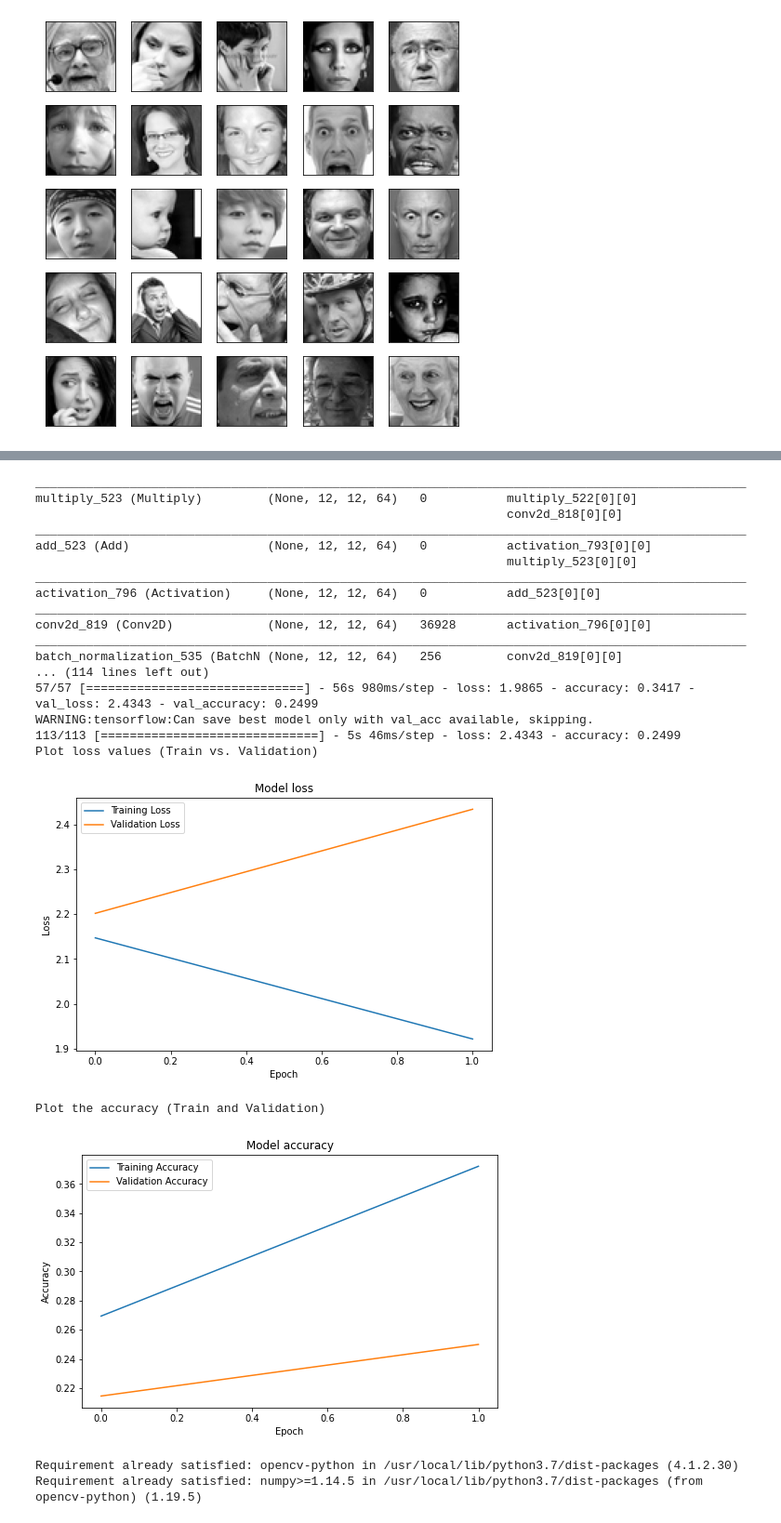
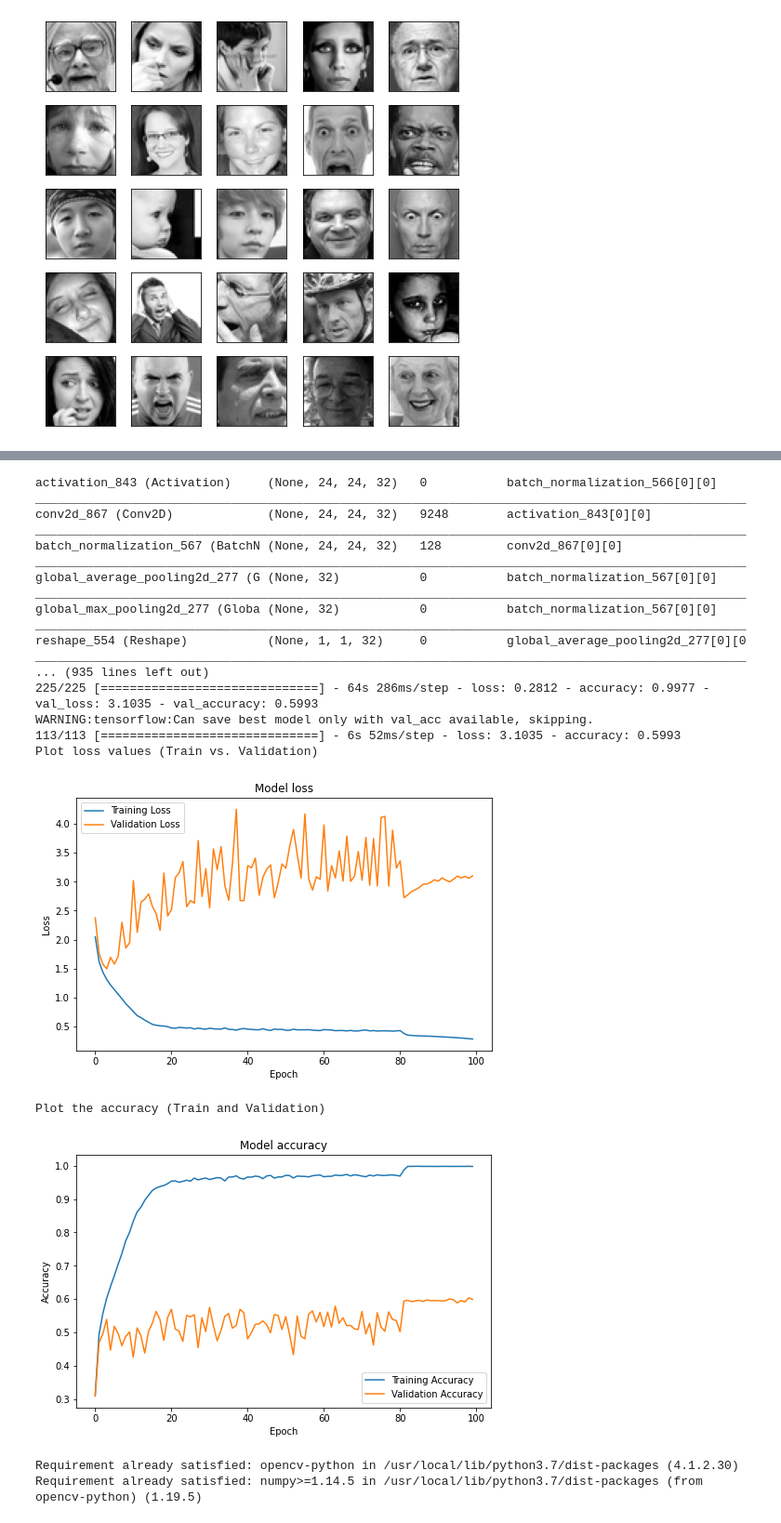
Before and after one commit to Tithra/Computer-Vision-DNN, a Jupyter notebook: FaceRecognition.ipynb, the cells around one changed output, grey strips where cells are left out. Shown at 93% size. Drawn from its saved outputs; the diff is of its cells as text; code cells hidden in the pictures.

```diff
--- a/FaceRecognition.ipynb
+++ b/FaceRecognition.ipynb
@@ -108,11 +108,11 @@ import numpy as np
 import os
 
 # Training parameters
-batch_size = 512
-epochs = 2
+batch_size = 128
+epochs = 100
 data_augmentation = False
 num_classes = 7
-subtract_pixel_mean = True  # Subtracting pixel mean improves accuracy
+subtract_pixel_mean = False  # Subtracting pixel mean improves accuracy
 base_model = 'resnet20'
 # Choose what attention_module to use: cbam_block / se_block / None
 attention_module = 'cbam_block'
@@ -293,23 +293,23 @@ conv2d_818 (Conv2D)             (None, 12, 12, 1)    98          concatenate_261
+activation_843 (Activation)     (None, 24, 24, 32)   0           batch_normalization_566[0][0]
 __________________________________________________________________________________________________
-multiply_523 (Multiply)         (None, 12, 12, 64)   0           multiply_522[0][0]
-                                                                 conv2d_818[0][0]
+conv2d_867 (Conv2D)             (None, 24, 24, 32)   9248        activation_843[0][0]
 __________________________________________________________________________________________________
-add_523 (Add)                   (None, 12, 12, 64)   0           activation_793[0][0]
-                                                                 multiply_523[0][0]
+batch_normalization_567 (BatchN (None, 24, 24, 32)   128         conv2d_867[0][0]
 __________________________________________________________________________________________________
-activation_796 (Activation)     (None, 12, 12, 64)   0           add_523[0][0]
+global_average_pooling2d_277 (G (None, 32)           0           batch_normalization_567[0][0]
 __________________________________________________________________________________________________
-conv2d_819 (Conv2D)             (None, 12, 12, 64)   36928       activation_796[0][0]
+global_max_pooling2d_277 (Globa (None, 32)           0           batch_normalization_567[0][0]
 __________________________________________________________________________________________________
-batch_normalization_535 (BatchN (None, 12, 12, 64)   256         conv2d_819[0][0]
-... (114 lines left out)
-57/57 [==============================] - 56s 980ms/step - loss: 1.9865 - accuracy: 0.3417 - val_loss: 2.4343 - val_accuracy: 0.2499
+reshape_554 (Reshape)           (None, 1, 1, 32)     0           global_average_pooling2d_277[0][0
+__________________________________________________________________________________________________
+... (935 lines left out)
+225/225 [==============================] - 64s 286ms/step - loss: 0.2812 - accuracy: 0.9977 - val_loss: 3.1035 - val_accuracy: 0.5993
 WARNING:tensorflow:Can save best model only with val_acc available, skipping.
-113/113 [==============================] - 5s 46ms/step - loss: 2.4343 - accuracy: 0.2499
+113/113 [==============================] - 6s 52ms/step - loss: 3.1035 - accuracy: 0.5993
 Plot loss values (Train vs. Validation)
-[figure, old version]
+[figure, new version]
 Plot the accuracy (Train and Validation)
-[figure, old version]
+[figure, new version]
 # %%
 #face recognition packages
 pip install opencv-python
```
Also changed, not shown: parts of 1 cell of this notebook.
